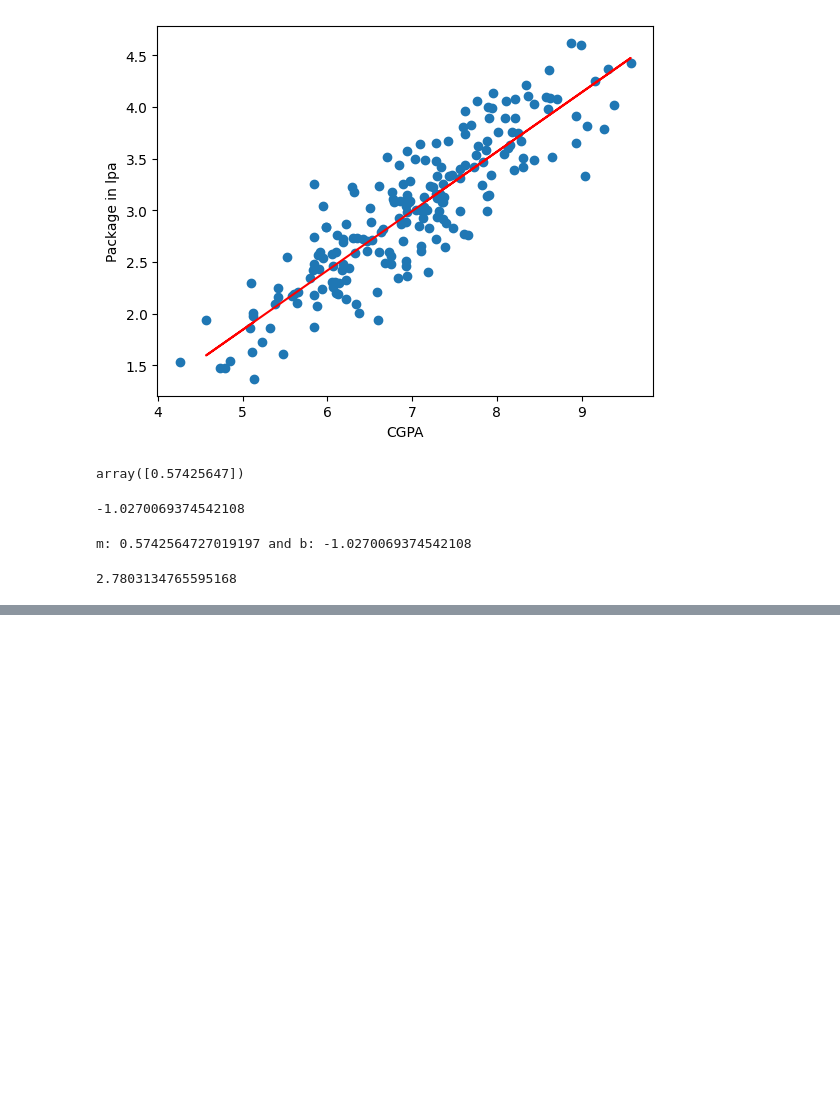
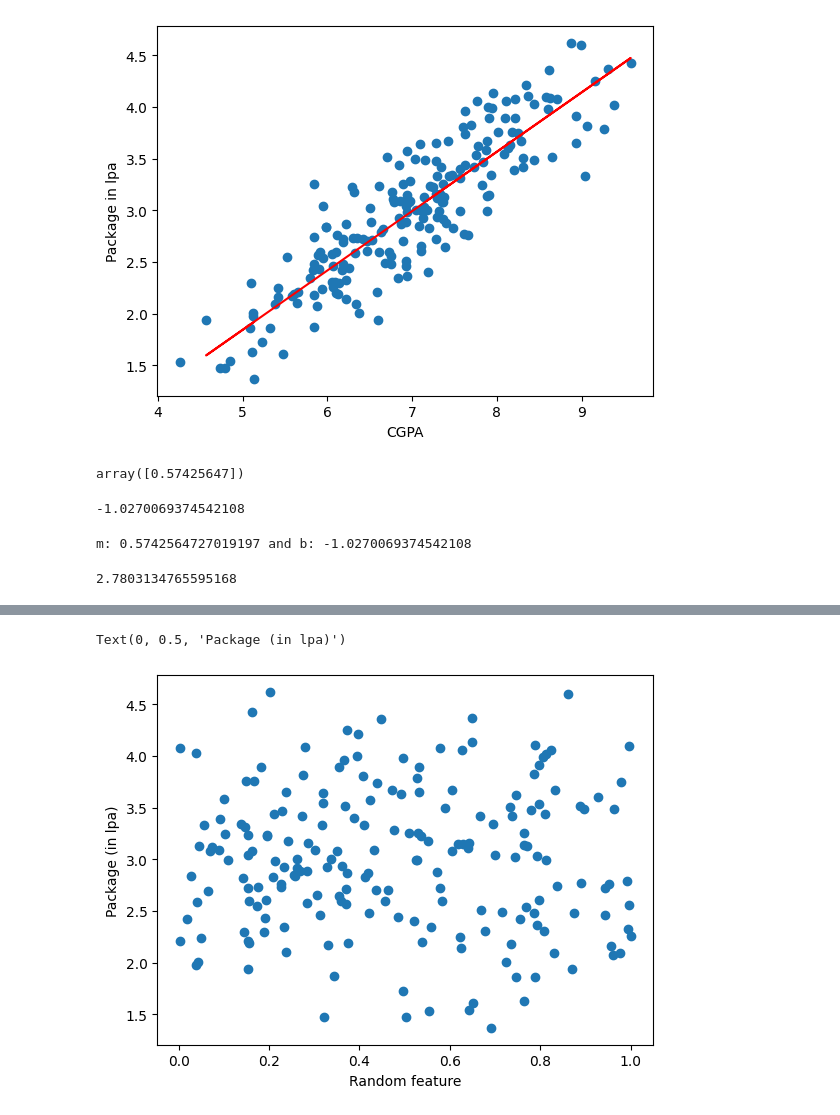
Before and after one commit to mrranger939/ML_ALGOS, a Jupyter notebook: 1_SLR/slr.ipynb, the cells around one changed output, grey strips where cells are left out. Saved outputs shown, nothing was run; the diff lists cells and outputs as text; code cells hidden in the pictures; blank space fills up the shorter version.

```diff
--- a/1_SLR/slr.ipynb
+++ b/1_SLR/slr.ipynb
@@ -156,0 +218,5 @@ print(lrm.predict(X_test_v[0]))
+# %%
+# checking the application of adjusted r2
+new_df = df.copy()
+new_df['random_feature'] = np.random.random(200);
+new_df.head()
@@ -156,0 +230,7 @@ print(lrm.predict(X_test_v[0]))
+# %%
+plt.scatter(new_df['random_feature'], new_df['package'])
+plt.xlabel("Random feature")
+plt.ylabel("Package (in lpa)")
+# %% [output]
+Text(0, 0.5, 'Package (in lpa)')
+[figure, added]
```
Also changed, not shown: parts of 18 cells of this notebook.
